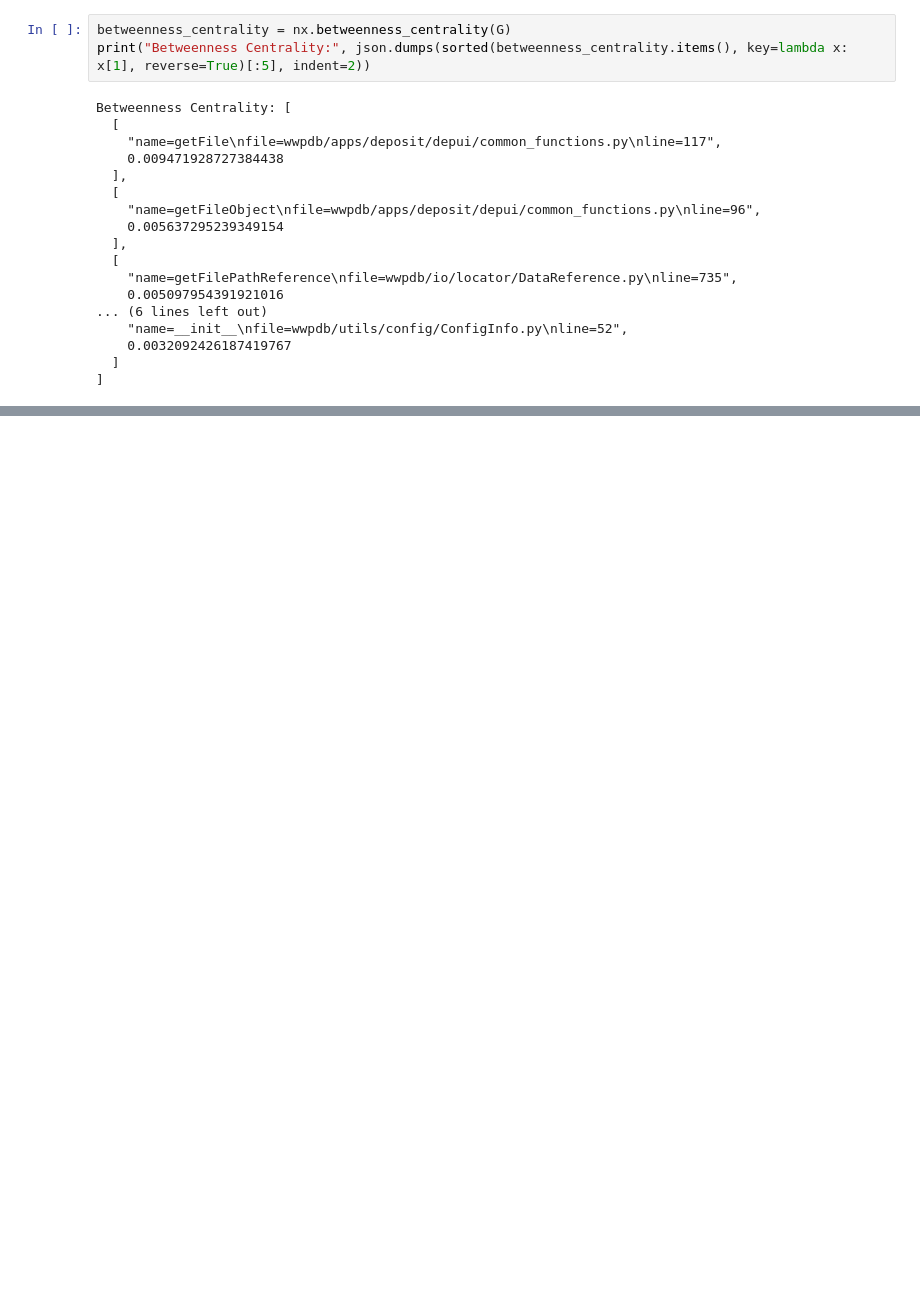
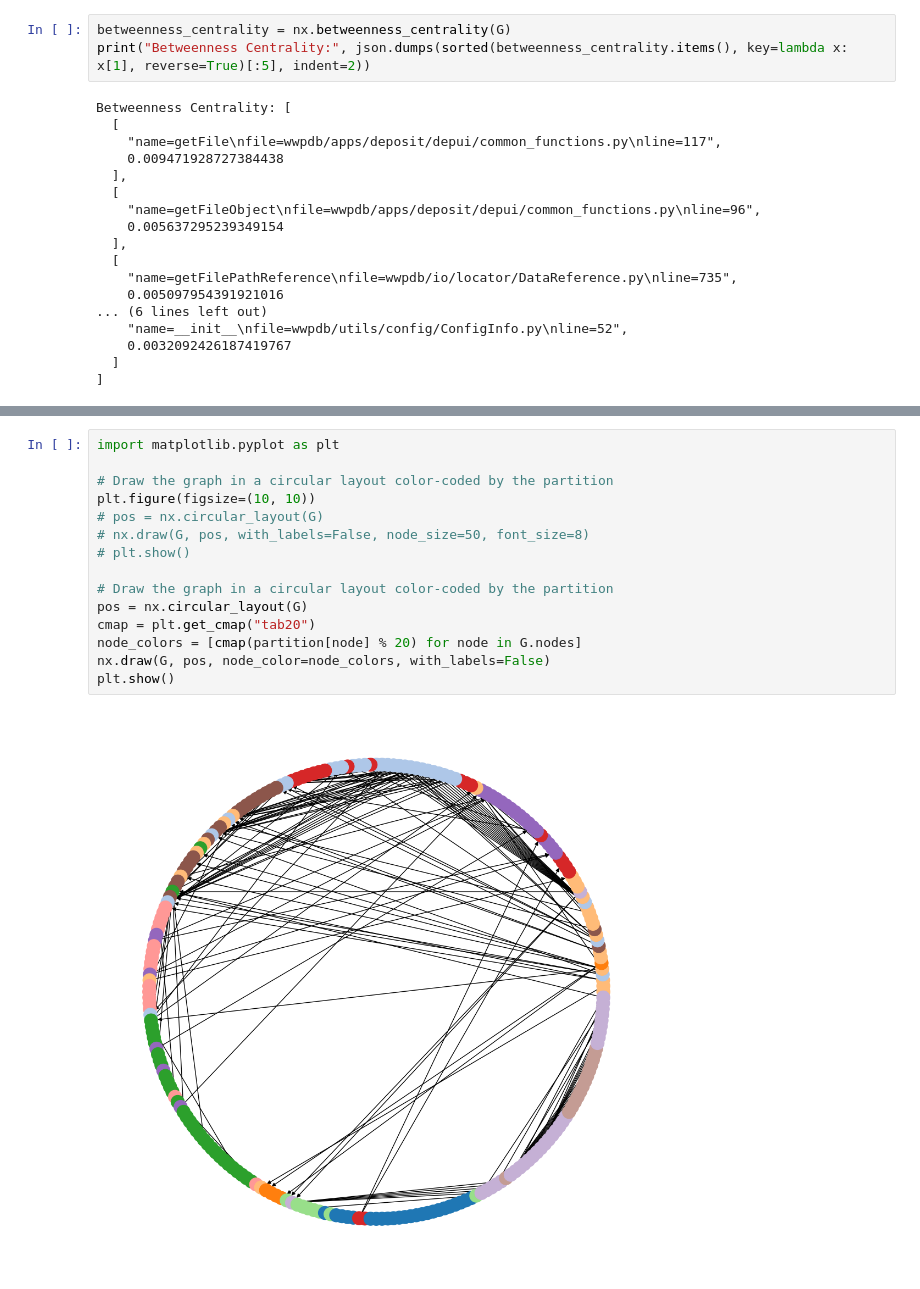
Before and after one commit to lucas-ebi/traceparser, a Jupyter notebook: vizanalyser.ipynb, the cells around one changed output, grey strips where cells are left out. Cells and saved outputs as stored; diff of their text form; blank space fills up the shorter version.

```diff
--- a/vizanalyser.ipynb
+++ b/vizanalyser.ipynb
@@ -585,0 +560,17 @@ print(analysis_results)
+# %%
+import matplotlib.pyplot as plt
+
+# Draw the graph in a circular layout color-coded by the partition
+plt.figure(figsize=(10, 10))
+# pos = nx.circular_layout(G)
+# nx.draw(G, pos, with_labels=False, node_size=50, font_size=8)
+# plt.show()
+
+# Draw the graph in a circular layout color-coded by the partition
+pos = nx.circular_layout(G)
+cmap = plt.get_cmap("tab20")
+node_colors = [cmap(partition[node] % 20) for node in G.nodes]
+nx.draw(G, pos, node_color=node_colors, with_labels=False)
+plt.show()
+# %% [output]
+[figure, added]
```
Also changed, not shown: parts of 20 cells of this notebook.
